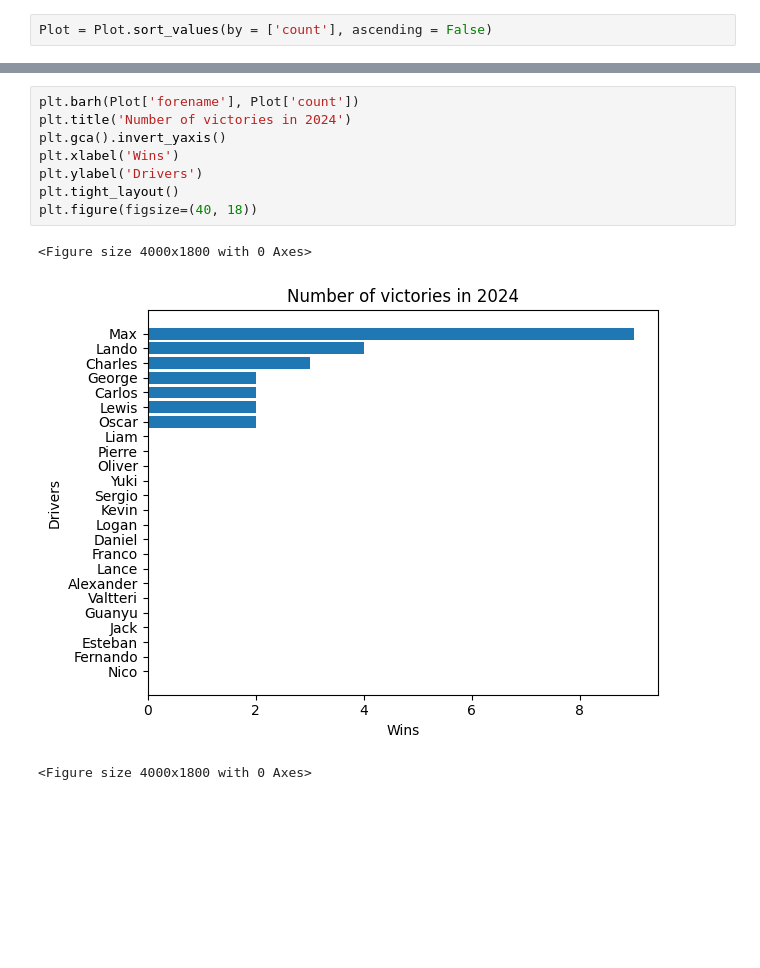
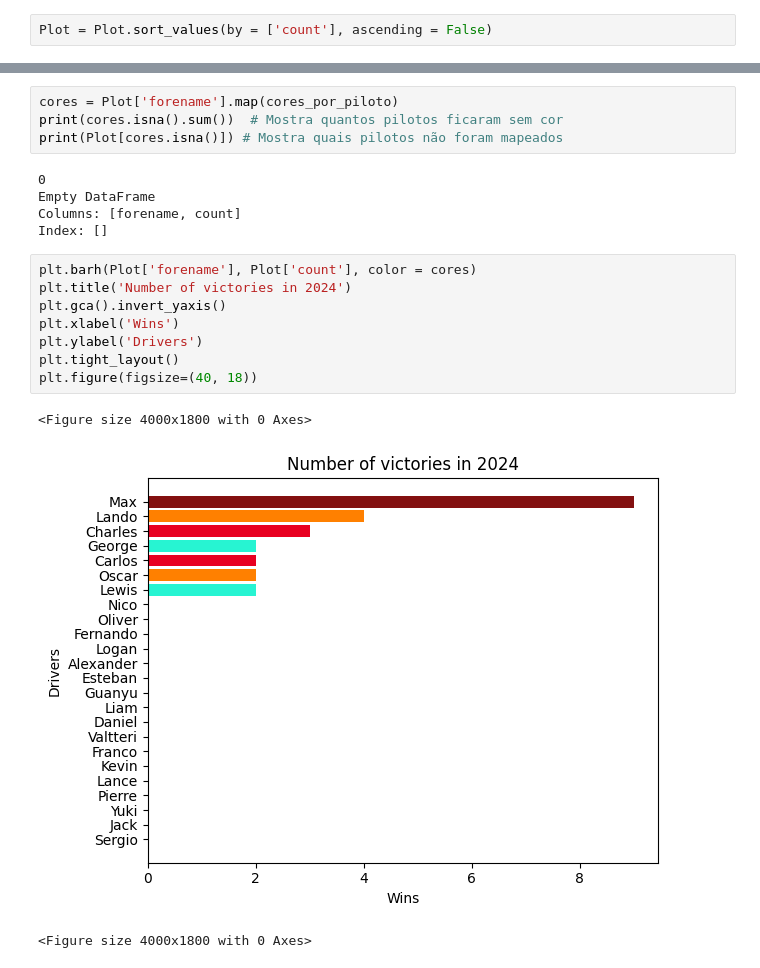
Before and after one commit to ThalesMelo1/Analyses-F1-2024, a Jupyter notebook: Desafios/F1/Gráfico Vitórias.ipynb, the cells around one changed output, grey strips where cells are left out. Saved outputs shown, nothing was run; the diff lists cells and outputs as text; blank space fills up the shorter version.

Commit message:
Deixando gráfico com cores dos pilotos (#1)

```diff
--- a/Desafios/F1/Gráfico Vitórias.ipynb
+++ b/Desafios/F1/Gráfico Vitórias.ipynb
@@ -98,12 +144,21 @@ Plot
+# %%
+cores = Plot['forename'].map(cores_por_piloto)
+print(cores.isna().sum())  # Mostra quantos pilotos ficaram sem cor
+print(Plot[cores.isna()]) # Mostra quais pilotos não foram mapeados
+# %% [output]
+0
+Empty DataFrame
+Columns: [forename, count]
+Index: []
 # %%
-plt.barh(Plot['forename'], Plot['count'])
+plt.barh(Plot['forename'], Plot['count'], color = cores)
 plt.title('Number of victories in 2024')
 plt.gca().invert_yaxis()
 plt.xlabel('Wins')
 plt.ylabel('Drivers')
 plt.tight_layout()
 plt.figure(figsize=(40, 18))
 # %% [output]
 <Figure size 4000x1800 with 0 Axes>
-[figure, old version]
+[figure, new version]
 <Figure size 4000x1800 with 0 Axes>
```
Also changed, not shown: parts of 3 cells of this notebook.
